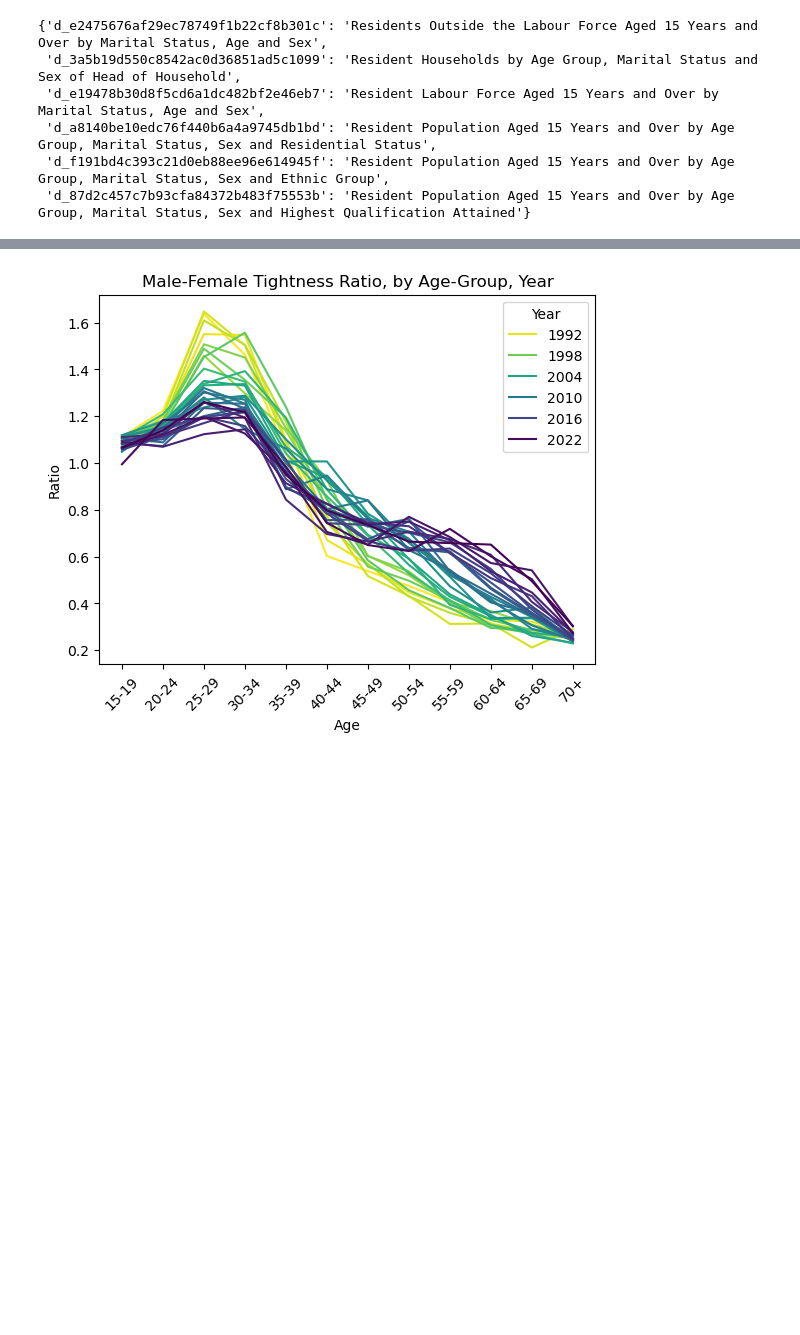
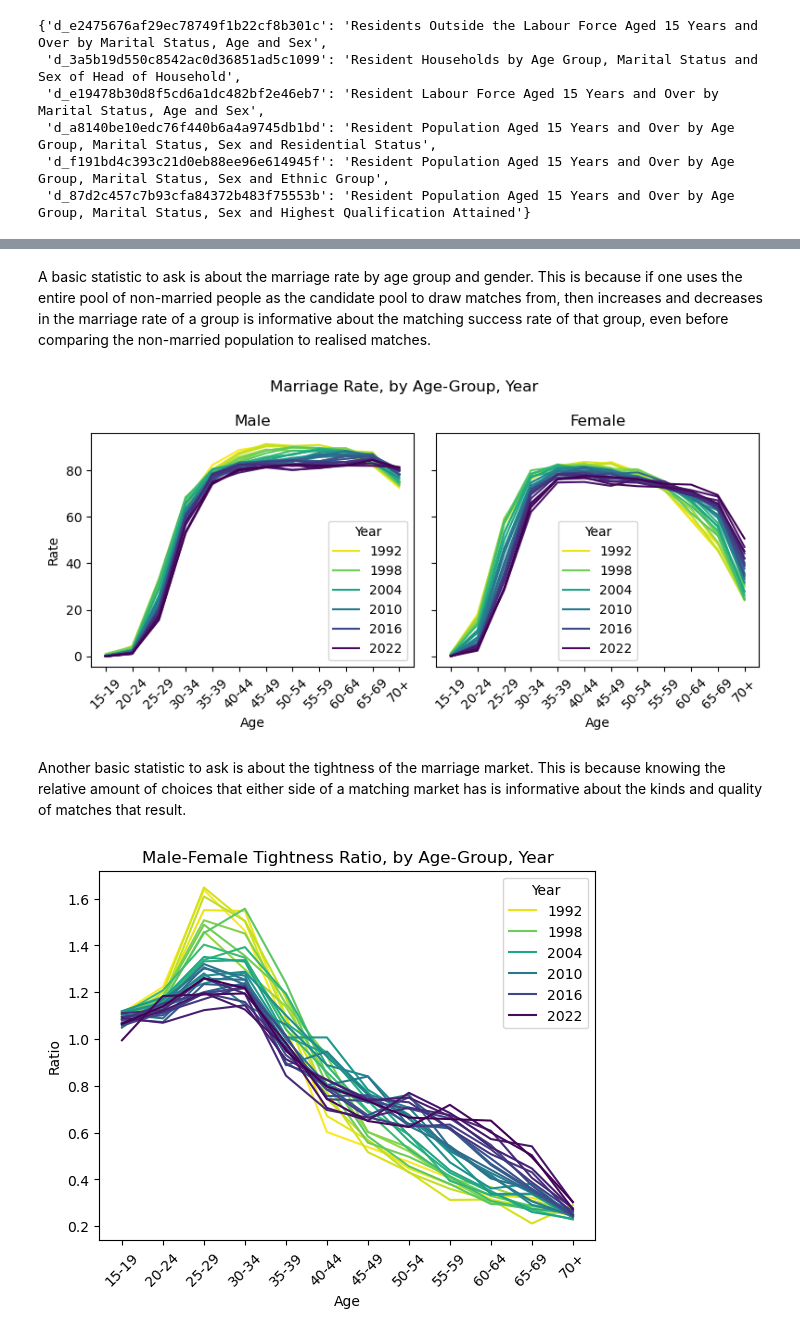
Before and after one commit to YC-Goh/YC-Goh.github.io, a Jupyter notebook: projects/sg-public-data/src/_1_marriage_patterns.ipynb, the cells around one changed output, grey strips where cells are left out. Drawn from its saved outputs; the diff is of its cells as text; code cells hidden in the pictures; blank space fills up the shorter version.

```diff
--- a/projects/sg-public-data/src/_1_marriage_patterns.ipynb
+++ b/projects/sg-public-data/src/_1_marriage_patterns.ipynb
@@ -469 +466,27 @@ We assume that all non-married people are available in this market and ask what
+# %% [markdown]
+A basic statistic to ask is about the marriage rate by age group and gender.
+This is because if one uses the entire pool of non-married people as the candidate pool to draw matches from,
+then increases and decreases in the marriage rate of a group is informative about the matching success rate of that group, even before comparing the non-married population to realised matches.
+# %%
+df_age_m = df_age.xs(('Male',), 0, ('Sex',)).copy(deep=True)
+df_age_m = df_age_m.apply(lambda row: 100 * row['Married'] / row.sum(), axis=1).rename('Rate').to_frame()
+df_age_f = df_age.xs(('Female',), 0, ('Sex',)).copy(deep=True)
+df_age_f = df_age_f.apply(lambda row: 100 * row['Married'] / row.sum(), axis=1).rename('Rate').to_frame()
+_, axs = plt.subplots(1, 2, figsize=(8, 4), sharex=True, sharey=True)
+sns.lineplot(df_age_m, x='Age', y='Rate', hue='Year', palette='viridis_r', ax=axs[0])
+axs[0].set_xticklabels(axs[0].get_xticklabels(), rotation=45)
+axs[0].set_title('Male')
+sns.lineplot(df_age_f, x='Age', y='Rate', hue='Year', palette='viridis_r', ax=axs[1])
+axs[1].set_xticklabels(axs[1].get_xticklabels(), rotation=45)
+axs[1].set_title('Female')
+plt.suptitle('Marriage Rate, by Age-Group, Year')
+plt.tight_layout()
+plt.show()
+plt.gcf().clear()
+plt.close(plt.gcf())
+# %% [output]
+[figure, added]
+# %% [markdown]
+Another basic statistic to ask is about the tightness of the marriage market.
+This is because knowing the relative amount of choices that either side of a matching market has is informative about the kinds and quality of matches that result.
 # %%
```
Also changed, not shown: parts of 7 cells of this notebook.
